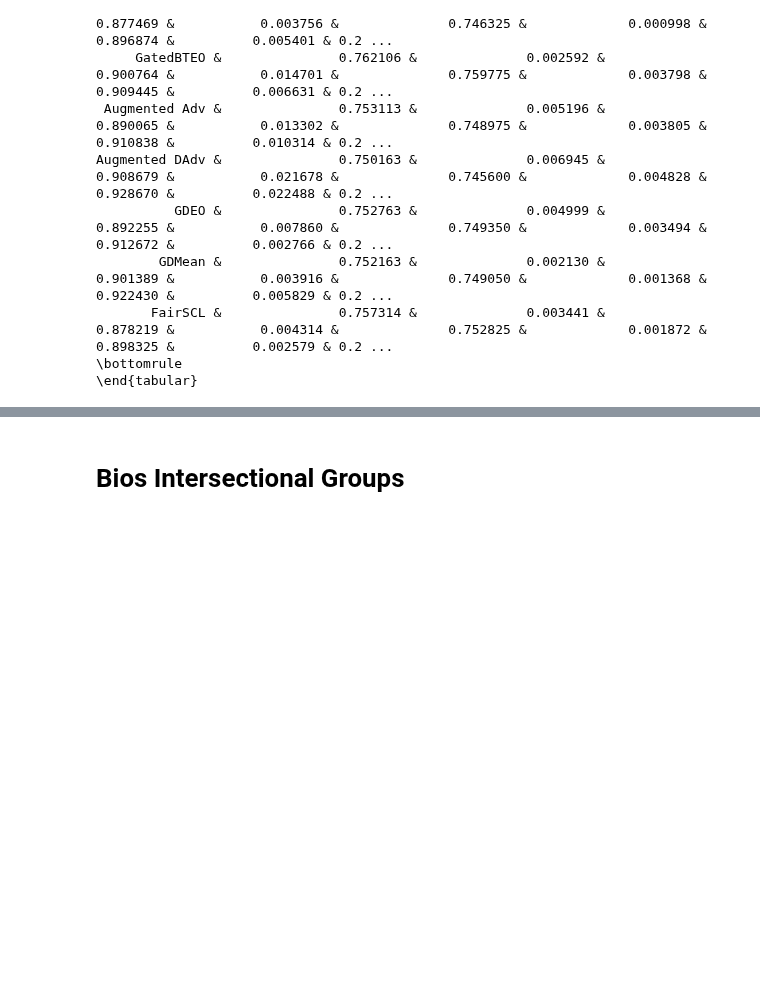
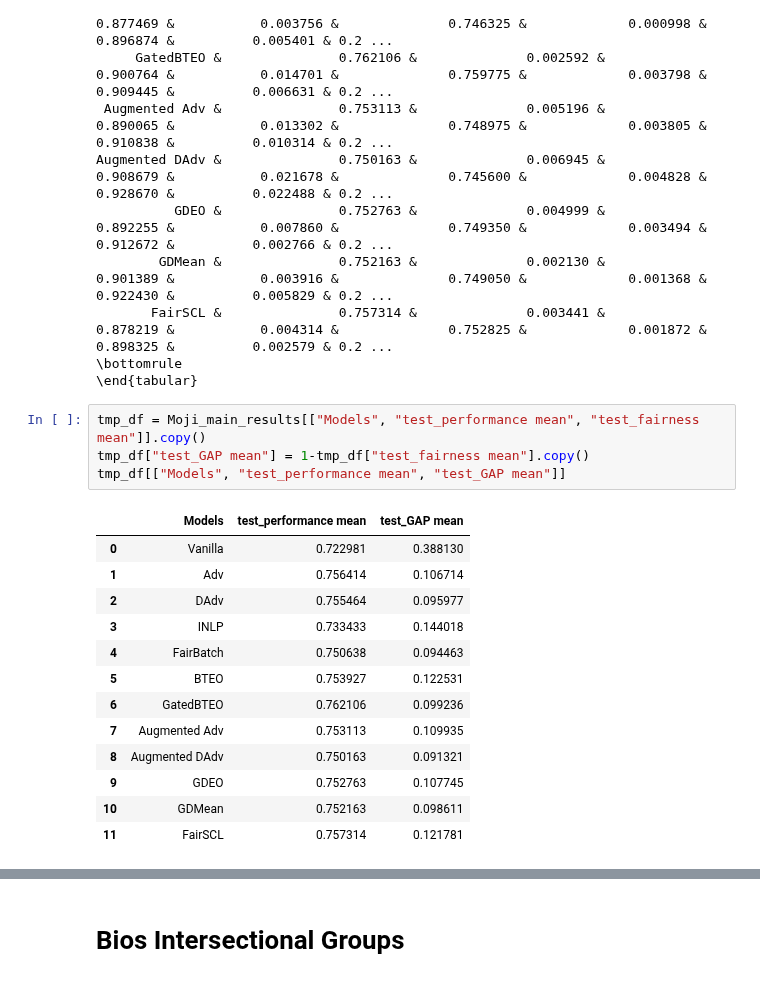
Before and after one commit to Libr-AI/fairlib, a Jupyter notebook: analysis/Final_results_in_paper.ipynb, the cells around one changed output, grey strips where cells are left out. Cells and saved outputs as stored; diff of their text form; blank space fills up the shorter version.

```diff
--- a/analysis/Final_results_in_paper.ipynb
+++ b/analysis/Final_results_in_paper.ipynb
@@ -80,6 +80,24 @@ Augmented DAdv &               0.750163 &              0.006945 &            0.9
        FairSCL &               0.757314 &              0.003441 &            0.878219 &           0.004314 &              0.752825 &             0.001872 &           0.898325 &          0.002579 & 0.2 ...
 \bottomrule
 \end{tabular}
+# %%
+tmp_df = Moji_main_results[["Models", "test_performance mean", "test_fairness mean"]].copy()
+tmp_df["test_GAP mean"] = 1-tmp_df["test_fairness mean"].copy()
+tmp_df[["Models", "test_performance mean", "test_GAP mean"]]
+# %% [output]
+|  | Models | test_performance mean | test_GAP mean |
+| 0 | Vanilla | 0.722981 | 0.388130 |
+| 1 | Adv | 0.756414 | 0.106714 |
+| 2 | DAdv | 0.755464 | 0.095977 |
+| 3 | INLP | 0.733433 | 0.144018 |
+| 4 | FairBatch | 0.750638 | 0.094463 |
+| 5 | BTEO | 0.753927 | 0.122531 |
+| 6 | GatedBTEO | 0.762106 | 0.099236 |
+| 7 | Augmented Adv | 0.753113 | 0.109935 |
+| 8 | Augmented DAdv | 0.750163 | 0.091321 |
+| 9 | GDEO | 0.752763 | 0.107745 |
+| 10 | GDMean | 0.752163 | 0.098611 |
+| 11 | FairSCL | 0.757314 | 0.121781 |
 # %%
 Moji_plot_df = final_results_df(
     results_dict = Moji_results,
```
Also changed, not shown: parts of 6 cells of this notebook.
